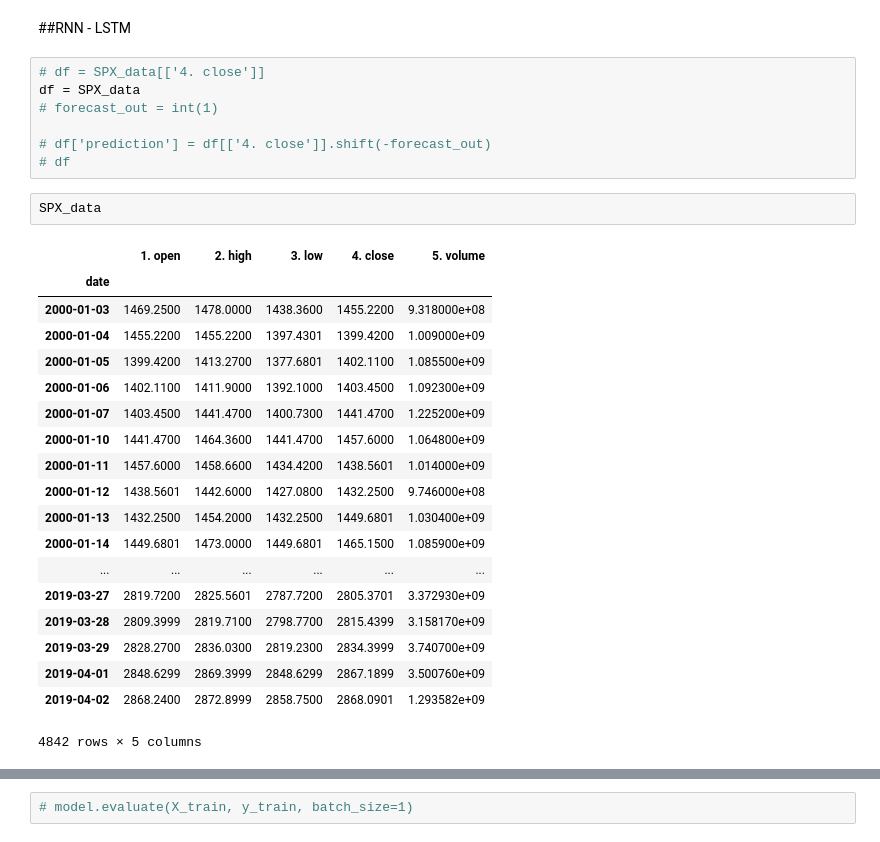
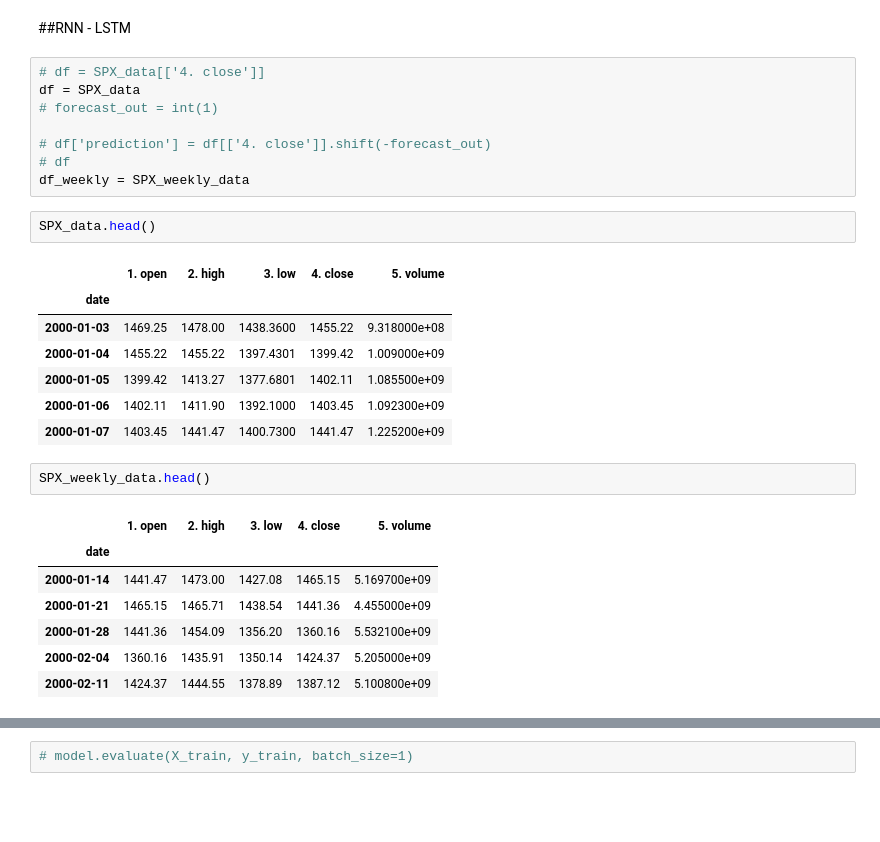
Before and after one commit to kevinpatelco/Stock_Prediction, a Jupyter notebook: MA.ipynb, the cells around one changed output, grey strips where cells are left out. Drawn from its saved outputs; the diff is of its cells as text; blank space fills up the shorter version.

```diff
--- a/MA.ipynb
+++ b/MA.ipynb
@@ -207,27 +212,26 @@ df = SPX_data
 
 # df['prediction'] = df[['4. close']].shift(-forecast_out)
 # df
+df_weekly = SPX_weekly_data
 # %%
-SPX_data
+SPX_data.head()
 # %% [output]
 |  | 1. open | 2. high | 3. low | 4. close | 5. volume |
 | date |  |  |  |  |  |
-| 2000-01-03 | 1469.2500 | 1478.0000 | 1438.3600 | 1455.2200 | 9.318000e+08 |
-| 2000-01-04 | 1455.2200 | 1455.2200 | 1397.4301 | 1399.4200 | 1.009000e+09 |
-| 2000-01-05 | 1399.4200 | 1413.2700 | 1377.6801 | 1402.1100 | 1.085500e+09 |
-| 2000-01-06 | 1402.1100 | 1411.9000 | 1392.1000 | 1403.4500 | 1.092300e+09 |
-| 2000-01-07 | 1403.4500 | 1441.4700 | 1400.7300 | 1441.4700 | 1.225200e+09 |
-| 2000-01-10 | 1441.4700 | 1464.3600 | 1441.4700 | 1457.6000 | 1.064800e+09 |
-| 2000-01-11 | 1457.6000 | 1458.6600 | 1434.4200 | 1438.5601 | 1.014000e+09 |
-| 2000-01-12 | 1438.5601 | 1442.6000 | 1427.0800 | 1432.2500 | 9.746000e+08 |
-| 2000-01-13 | 1432.2500 | 1454.2000 | 1432.2500 | 1449.6801 | 1.030400e+09 |
-| 2000-01-14 | 1449.6801 | 1473.0000 | 1449.6801 | 1465.1500 | 1.085900e+09 |
-| ... | ... | ... | ... | ... | ... |
-| 2019-03-27 | 2819.7200 | 2825.5601 | 2787.7200 | 2805.3701 | 3.372930e+09 |
-| 2019-03-28 | 2809.3999 | 2819.7100 | 2798.7700 | 2815.4399 | 3.158170e+09 |
-| 2019-03-29 | 2828.2700 | 2836.0300 | 2819.2300 | 2834.3999 | 3.740700e+09 |
-| 2019-04-01 | 2848.6299 | 2869.3999 | 2848.6299 | 2867.1899 | 3.500760e+09 |
-| 2019-04-02 | 2868.2400 | 2872.8999 | 2858.7500 | 2868.0901 | 1.293582e+09 |
+| 2000-01-03 | 1469.25 | 1478.00 | 1438.3600 | 1455.22 | 9.318000e+08 |
+| 2000-01-04 | 1455.22 | 1455.22 | 1397.4301 | 1399.42 | 1.009000e+09 |
+| 2000-01-05 | 1399.42 | 1413.27 | 1377.6801 | 1402.11 | 1.085500e+09 |
+| 2000-01-06 | 1402.11 | 1411.90 | 1392.1000 | 1403.45 | 1.092300e+09 |
+| 2000-01-07 | 1403.45 | 1441.47 | 1400.7300 | 1441.47 | 1.225200e+09 |
-4842 rows × 5 columns
+# %%
+SPX_weekly_data.head()
+# %% [output]
+|  | 1. open | 2. high | 3. low | 4. close | 5. volume |
+| date |  |  |  |  |  |
+| 2000-01-14 | 1441.47 | 1473.00 | 1427.08 | 1465.15 | 5.169700e+09 |
+| 2000-01-21 | 1465.15 | 1465.71 | 1438.54 | 1441.36 | 4.455000e+09 |
+| 2000-01-28 | 1441.36 | 1454.09 | 1356.20 | 1360.16 | 5.532100e+09 |
+| 2000-02-04 | 1360.16 | 1435.91 | 1350.14 | 1424.37 | 5.205000e+09 |
+| 2000-02-11 | 1424.37 | 1444.55 | 1378.89 | 1387.12 | 5.100800e+09 |
 # %%
 scl = preprocessing.MinMaxScaler()
```
Also changed, not shown: parts of 11 cells of this notebook.
